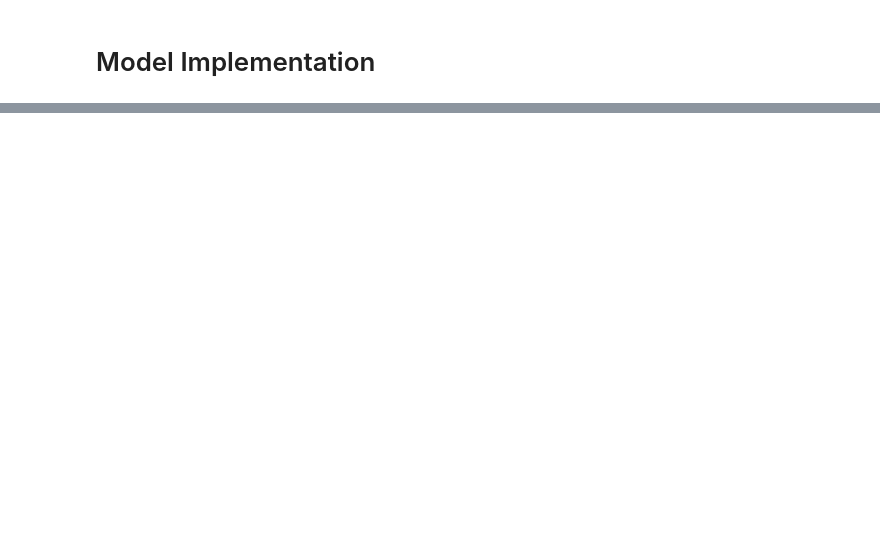
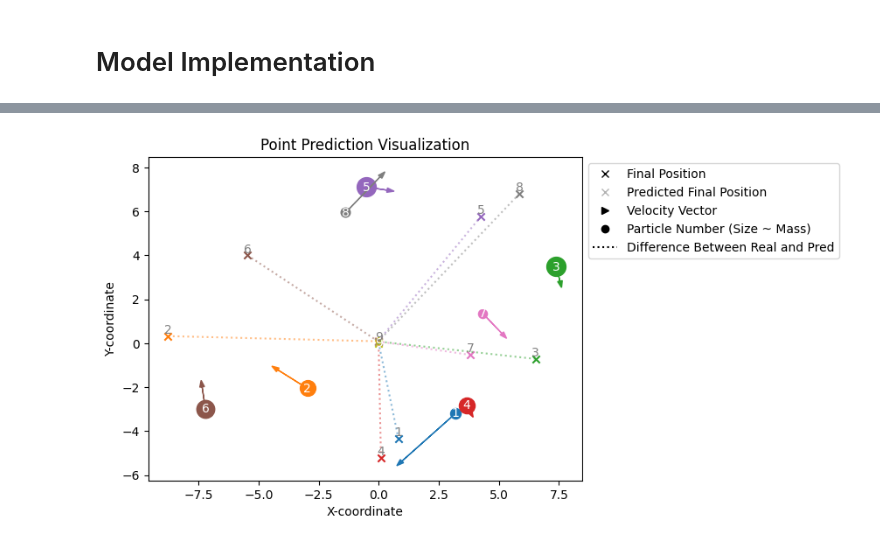
Before and after one commit to JasperLinders/tue-deeplearning, a Jupyter notebook: assignments/assignment_2/Assignment_2_Version_Jasper.ipynb, the cells around one changed output, grey strips where cells are left out. Cells and saved outputs as stored; diff of their text form; code cells hidden in the pictures; blank space fills up the shorter version.

```diff
--- a/assignments/assignment_2/Assignment_2_Version_Jasper.ipynb
+++ b/assignments/assignment_2/Assignment_2_Version_Jasper.ipynb
@@ -387,9 +327,10 @@ class MLP(nn.Module):
         self.mlp = nn.Sequential()
         dims = [input_dim] + hid_dims + [out_dim]
         for i in range(len(dims)-1):
-            self.mlp.add_module('lay_{}'.format(i),nn.Linear(in_features=dims[i], out_features=dims[i+1]))
+            self.mlp.add_module('layer_{}'.format(i),nn.Linear(in_features=dims[i], out_features=dims[i+1]))
             if i+2 < len(dims):
-                self.mlp.add_module('act_{}'.format(i), nn.Tanh())
+                self.mlp.add_module('activation_{}'.format(i), nn.ReLU())
+
     def reset_parameters(self):
         for i, l in enumerate(self.mlp):
             if type(l) == nn.Linear:
@@ -557,0 +378,23 @@ def train(train_dataloader):
+# %%
+GraphPred = namedtuple('GraphPred', ['graph', 'pred'])
+train_graph_preds = []
+test_graph_preds = []
+
+for epoch in range(50):
+    train_losses = 0
+    test_losses = 0
+
+    for batch in range(64):
+        train_graph = next(iter(train_dataloader)).to(device)
+        test_graph = next(iter(test_dataloader)).to(device)
+        train_pred, train_loss = train(train_graph)
+        test_pred, test_loss = test(test_graph)
+        train_losses += train_loss
+        test_losses += test_loss
+        train_graph_preds.append(GraphPred(train_graph, train_pred))
+        test_graph_preds.append(GraphPred(test_graph, test_pred))
+
+    avg_train_loss = train_losses/64
+    avg_test_loss = test_losses/64
+
+    print(f'Epoch: {epoch}, Train Loss: {avg_train_loss}, Test Loss: {avg_test_loss}')
@@ -557,0 +419,14 @@ def train(train_dataloader):
+# %%
+train_ex = train_graph_preds[0]
+ex_x, ex_pred, ex_y = train_ex.graph.x.cpu().numpy(), train_ex.pred.cpu().detach().numpy(), train_ex.graph.y.cpu().numpy()
+# mass = ex_x[:,0]
+# x1,y1 = ex_x[:,1], ex_x[:,2]
+# vx1,vy1 = ex_x[:,3], ex_x[:,4]
+x2,y2 = ex_y[:,0], ex_y[:,1]
+x2_pred,y2_pred = ex_pred[:,0], ex_pred[:,1]
+# %%
+# The arrays returned by the function are structures as follows:
+# initial_state: shape (n_bodies, [mass, x, y, v_x, v_y])
+# terminal_state: shape (n_bodies, [x, y])
+
+particle_data = np.c_[ex_x, x2, y2, x2_pred, y2_pred]
@@ -557,0 +498,4 @@ def train(train_dataloader):
+# %%
+visualize_particles(particle_data)
+# %% [output]
+[figure, added]
```
Also changed, not shown: parts of 24 cells of this notebook, 2 other files.
